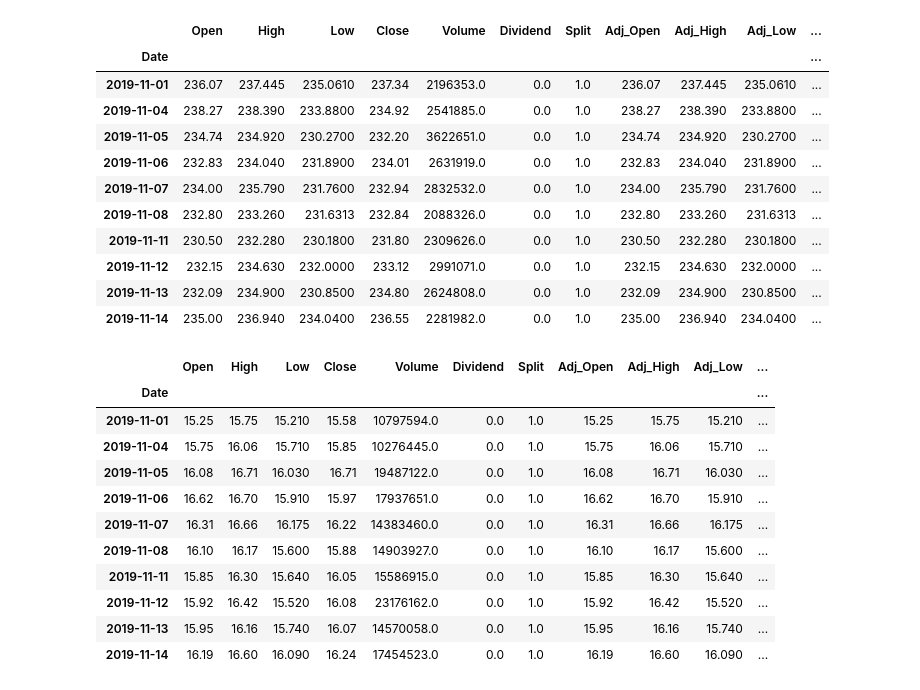
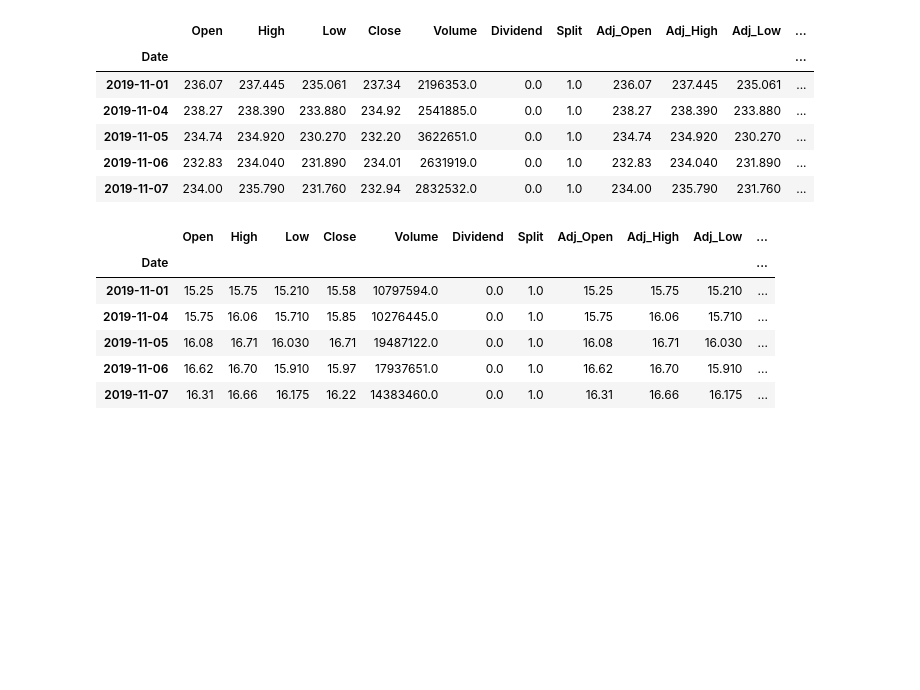
Before and after one commit to gofish1234/MachineLearning, a Jupyter notebook: Stockdata.ipynb, the cells around one changed output. Drawn from its saved outputs; the diff is of its cells as text; code cells hidden in the pictures; blank space fills up the shorter version.

```diff
--- a/Stockdata.ipynb
+++ b/Stockdata.ipynb
@@ -113,22 +76,21 @@ data_COST.head(10)
 # %%
 data_HD = quandl.get('EOD/HD', start_date='2019-11-01', end_date='2019-11-17')
-data_HD.head(10)
+data_HD['Ticker']=['HD','HD','HD','HD','HD','HD','HD','HD','HD','HD','HD']
+data_HD['Value']=data_HD['Close']-data_HD['Open']
+data_HD.head(5)
 # %% [output]
 |  | Open | High | Low | Close | Volume | Dividend | Split | Adj_Open | Adj_High | Adj_Low | ... |
 | Date |  |  |  |  |  |  |  |  |  |  | ... |
-| 2019-11-01 | 236.07 | 237.445 | 235.0610 | 237.34 | 2196353.0 | 0.0 | 1.0 | 236.07 | 237.445 | 235.0610 | ... |
-| 2019-11-04 | 238.27 | 238.390 | 233.8800 | 234.92 | 2541885.0 | 0.0 | 1.0 | 238.27 | 238.390 | 233.8800 | ... |
-| 2019-11-05 | 234.74 | 234.920 | 230.2700 | 232.20 | 3622651.0 | 0.0 | 1.0 | 234.74 | 234.920 | 230.2700 | ... |
-| 2019-11-06 | 232.83 | 234.040 | 231.8900 | 234.01 | 2631919.0 | 0.0 | 1.0 | 232.83 | 234.040 | 231.8900 | ... |
-| 2019-11-07 | 234.00 | 235.790 | 231.7600 | 232.94 | 2832532.0 | 0.0 | 1.0 | 234.00 | 235.790 | 231.7600 | ... |
-| 2019-11-08 | 232.80 | 233.260 | 231.6313 | 232.84 | 2088326.0 | 0.0 | 1.0 | 232.80 | 233.260 | 231.6313 | ... |
-| 2019-11-11 | 230.50 | 232.280 | 230.1800 | 231.80 | 2309626.0 | 0.0 | 1.0 | 230.50 | 232.280 | 230.1800 | ... |
-| 2019-11-12 | 232.15 | 234.630 | 232.0000 | 233.12 | 2991071.0 | 0.0 | 1.0 | 232.15 | 234.630 | 232.0000 | ... |
-| 2019-11-13 | 232.09 | 234.900 | 230.8500 | 234.80 | 2624808.0 | 0.0 | 1.0 | 232.09 | 234.900 | 230.8500 | ... |
-| 2019-11-14 | 235.00 | 236.940 | 234.0400 | 236.55 | 2281982.0 | 0.0 | 1.0 | 235.00 | 236.940 | 234.0400 | ... |
+| 2019-11-01 | 236.07 | 237.445 | 235.061 | 237.34 | 2196353.0 | 0.0 | 1.0 | 236.07 | 237.445 | 235.061 | ... |
+| 2019-11-04 | 238.27 | 238.390 | 233.880 | 234.92 | 2541885.0 | 0.0 | 1.0 | 238.27 | 238.390 | 233.880 | ... |
+| 2019-11-05 | 234.74 | 234.920 | 230.270 | 232.20 | 3622651.0 | 0.0 | 1.0 | 234.74 | 234.920 | 230.270 | ... |
+| 2019-11-06 | 232.83 | 234.040 | 231.890 | 234.01 | 2631919.0 | 0.0 | 1.0 | 232.83 | 234.040 | 231.890 | ... |
+| 2019-11-07 | 234.00 | 235.790 | 231.760 | 232.94 | 2832532.0 | 0.0 | 1.0 | 234.00 | 235.790 | 231.760 | ... |
 # %%
 data_M = quandl.get('EOD/M', start_date='2019-11-01', end_date='2019-11-17')
-data_M.head(10)
+data_M['Ticker']=['M','M','M','M','M','M','M','M','M','M','M']
+data_M['Value']=data_M['Close']-data_M['Open']
+data_M.head(5)
 # %% [output]
 |  | Open | High | Low | Close | Volume | Dividend | Split | Adj_Open | Adj_High | Adj_Low | ... |
 | Date |  |  |  |  |  |  |  |  |  |  | ... |
@@ -137,8 +99,3 @@ data_M.head(10)
 | 2019-11-05 | 16.08 | 16.71 | 16.030 | 16.71 | 19487122.0 | 0.0 | 1.0 | 16.08 | 16.71 | 16.030 | ... |
 | 2019-11-06 | 16.62 | 16.70 | 15.910 | 15.97 | 17937651.0 | 0.0 | 1.0 | 16.62 | 16.70 | 15.910 | ... |
 | 2019-11-07 | 16.31 | 16.66 | 16.175 | 16.22 | 14383460.0 | 0.0 | 1.0 | 16.31 | 16.66 | 16.175 | ... |
-| 2019-11-08 | 16.10 | 16.17 | 15.600 | 15.88 | 14903927.0 | 0.0 | 1.0 | 16.10 | 16.17 | 15.600 | ... |
-| 2019-11-11 | 15.85 | 16.30 | 15.640 | 16.05 | 15586915.0 | 0.0 | 1.0 | 15.85 | 16.30 | 15.640 | ... |
-| 2019-11-12 | 15.92 | 16.42 | 15.520 | 16.08 | 23176162.0 | 0.0 | 1.0 | 15.92 | 16.42 | 15.520 | ... |
-| 2019-11-13 | 15.95 | 16.16 | 15.740 | 16.07 | 14570058.0 | 0.0 | 1.0 | 15.95 | 16.16 | 15.740 | ... |
-| 2019-11-14 | 16.19 | 16.60 | 16.090 | 16.24 | 17454523.0 | 0.0 | 1.0 | 16.19 | 16.60 | 16.090 | ... |
```
Also changed, not shown: parts of 9 cells of this notebook.
